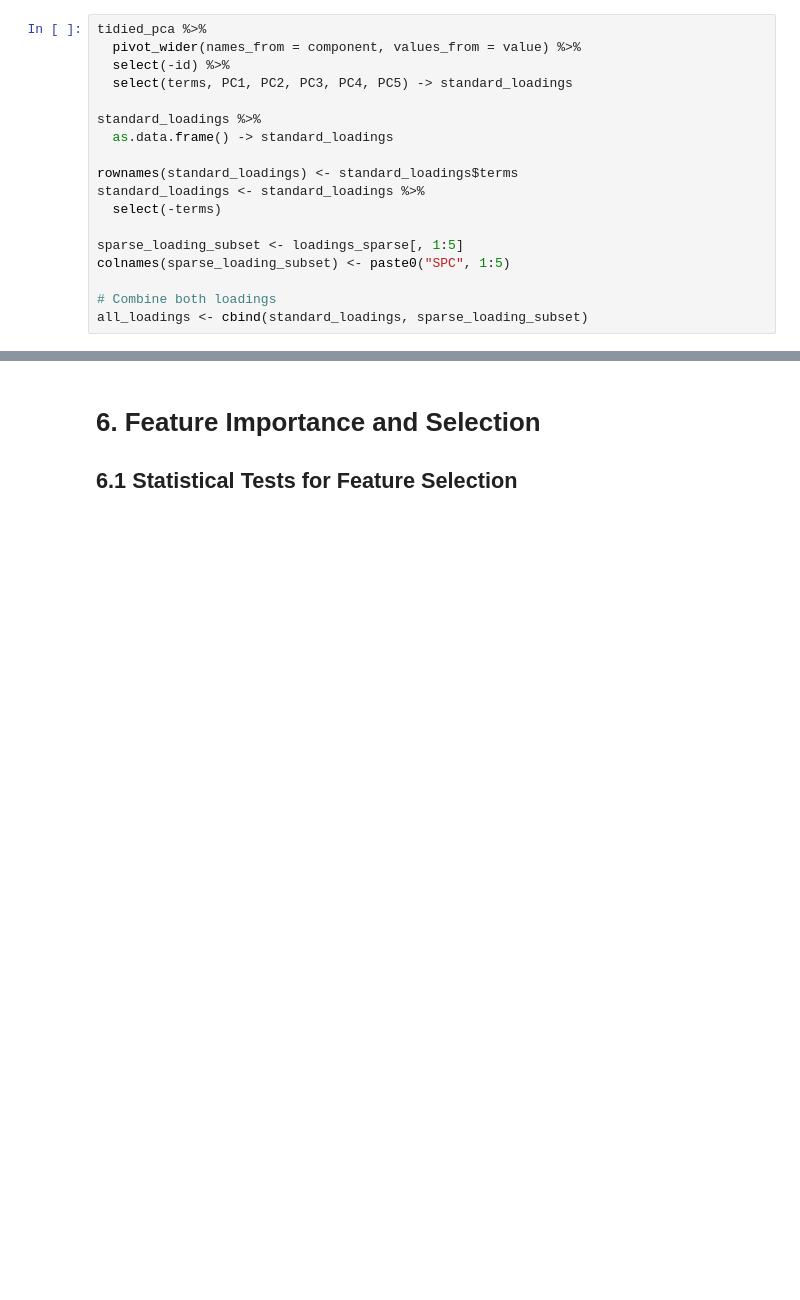
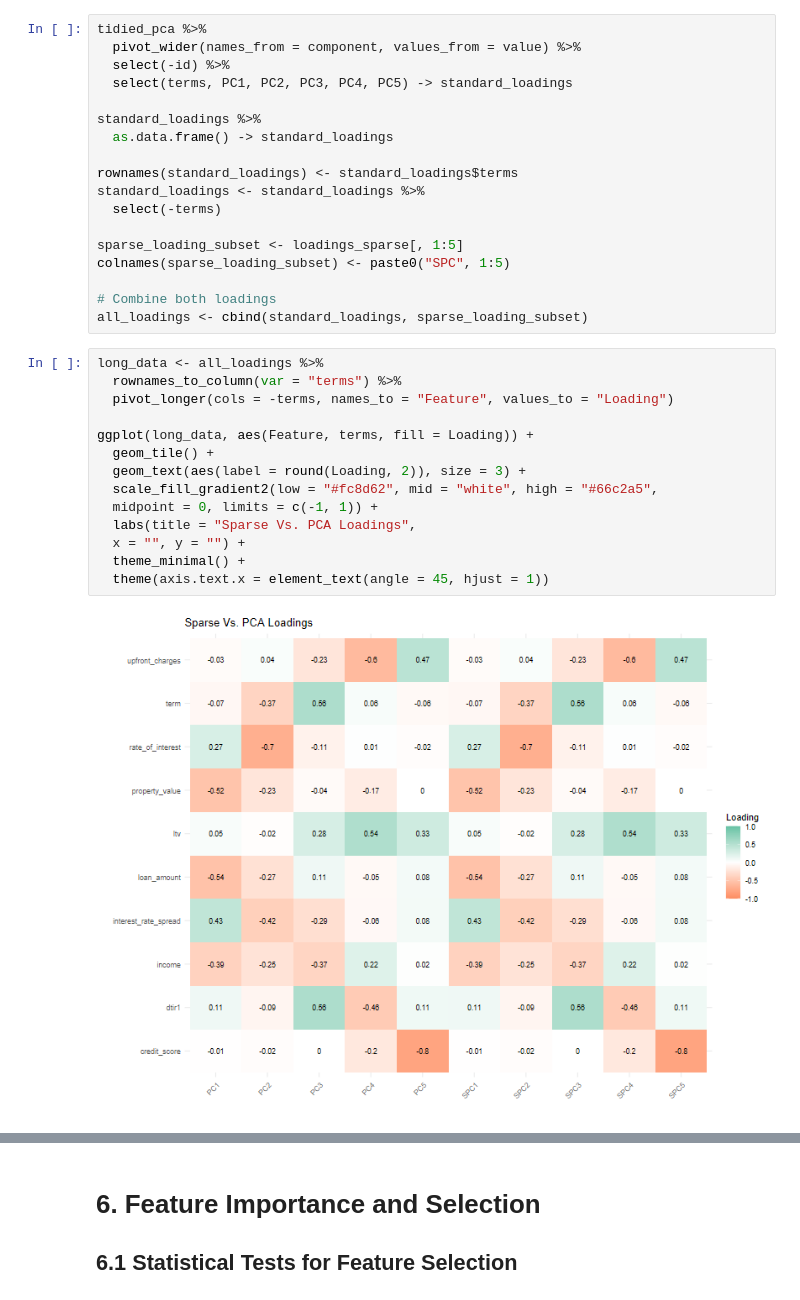
Before and after one commit to Chrisolande/Loan-Default, a Jupyter notebook: loan_data.ipynb, the cells around one changed output, grey strips where cells are left out. Cells and saved outputs as stored; diff of their text form; blank space fills up the shorter version.

Commit message:
Perform comparisons of the Sparse and Standard PCA with various plots

```diff
--- a/loan_data.ipynb
+++ b/loan_data.ipynb
@@ -790,3 +790,19 @@ colnames(sparse_loading_subset) <- paste0("SPC", 1:5)
 
 # Combine both loadings
 all_loadings <- cbind(standard_loadings, sparse_loading_subset)
+# %%
+long_data <- all_loadings %>%
+  rownames_to_column(var = "terms") %>%
+  pivot_longer(cols = -terms, names_to = "Feature", values_to = "Loading")
+
+ggplot(long_data, aes(Feature, terms, fill = Loading)) +
+  geom_tile() +
+  geom_text(aes(label = round(Loading, 2)), size = 3) +
+  scale_fill_gradient2(low = "#fc8d62", mid = "white", high = "#66c2a5",
+  midpoint = 0, limits = c(-1, 1)) +
+  labs(title = "Sparse Vs. PCA Loadings",
+  x = "", y = "") +
+  theme_minimal() +
+  theme(axis.text.x = element_text(angle = 45, hjust = 1))
+# %% [output]
+[figure, added]
```
Also changed, not shown: parts of 2 cells of this notebook.
